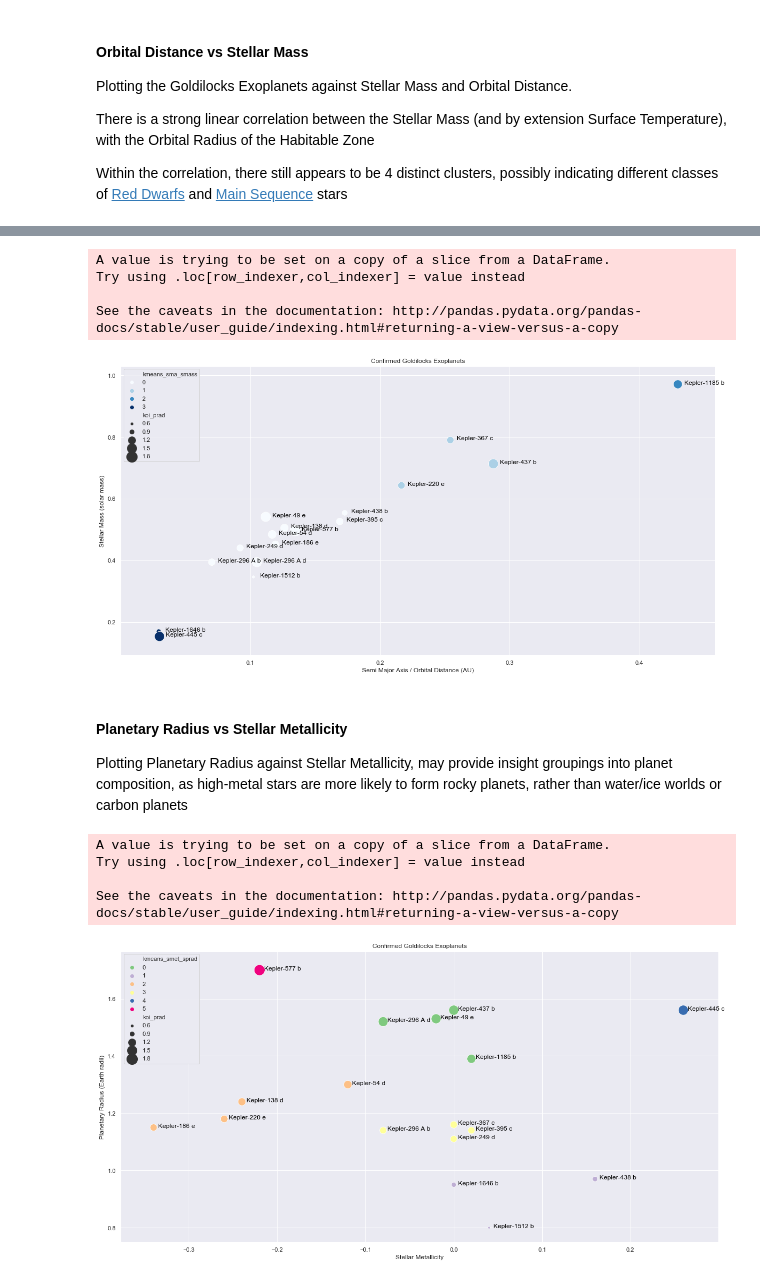
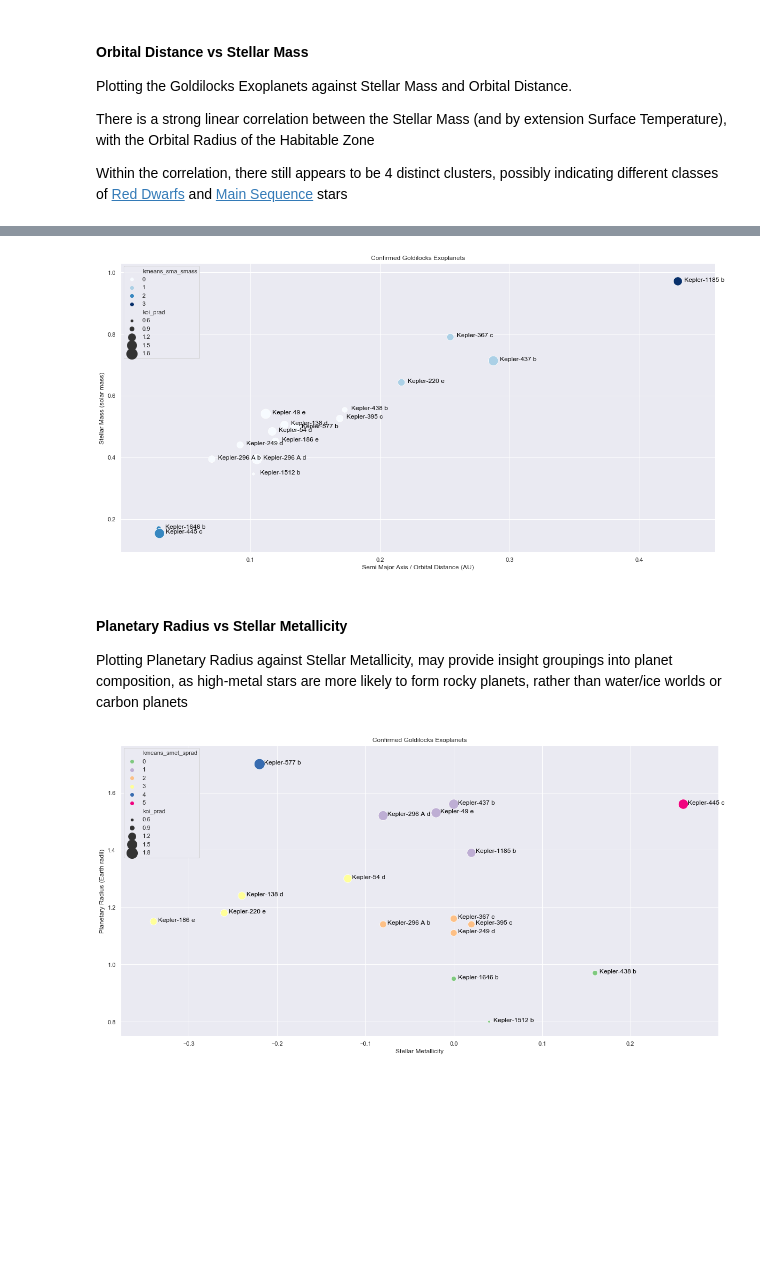
Before and after one commit to JamesMcGuigan/dataset-kepler, a Jupyter notebook: 5_Exoplanet_Habitability.ipynb, the cells around one changed output, grey strips where cells are left out. Saved outputs shown, nothing was run; the diff lists cells and outputs as text; code cells hidden in the pictures; blank space fills up the shorter version.

```diff
--- a/5_Exoplanet_Habitability.ipynb
+++ b/5_Exoplanet_Habitability.ipynb
@@ -37,7 +40,7 @@ dataset = (
         koi['transit'],
         koi['stellar'],
     ], axis=1)
-    .sort_values(by='koi_disposition')
+    .sort_values(by='kepler_name')
     .query('koi_disposition == "CONFIRMED"')
 )
 dataset
@@ -221,6 +198,6 @@ See the caveats in the documentation: http://pandas.pydata.org/pandas-docs/stabl
 # %%
 df = dataset.query('goldilocks==True')
-df['kmeans_sma_smass'] = KMeans(n_clusters=4).fit_predict(df[['koi_sma','koi_smass']])
+df['kmeans_sma_smass'] = sklearn.cluster.KMeans(n_clusters=4).fit_predict(df[['koi_sma','koi_smass']])
 
 plot = sns.scatterplot(
     data=df,
@@ -247,11 +224,7 @@ plt.xlabel('Semi Major Axis / Orbital Distance (AU)')
 plt.ylabel('Stellar Mass (solar mass)')
 display()
 # %% [output]
-A value is trying to be set on a copy of a slice from a DataFrame.
-Try using .loc[row_indexer,col_indexer] = value instead
-
-See the caveats in the documentation: http://pandas.pydata.org/pandas-docs/stable/user_guide/indexing.html#returning-a-view-versus-a-copy
-[figure, old version]
+[figure, new version]
 # %% [markdown]
 #### Planetary Radius vs Stellar Metallicity
 
@@ -259,35 +232,31 @@ Plotting Planetary Radius against Stellar Metallicity, may provide insight group
 as high-metal stars are more likely to form rocky planets, rather than water/ice worlds or carbon planets
 # %%
 df = dataset.query('goldilocks==True')
-df['kmeans_smet_sprad'] = KMeans(n_clusters=6).fit_predict(df[['koi_smet','koi_prad']])
+df['kmeans_smet_sprad'] = sklearn.cluster.KMeans(n_clusters=6).fit_predict(df[['koi_smet','koi_prad']])
 
 plot = sns.scatterplot(
     data=df,
     x="koi_smet",
     y="koi_prad",
 
     size="koi_prad", sizes=(20,400),
     hue="kmeans_smet_sprad", palette="Accent",
 )
 for line in range(0,df.shape[0]):
      plot.text(
          df['koi_smet'][line]+0.005,
          df['koi_prad'][line],
          df['kepler_name'][line],
          horizontalalignment='left',
          size='medium',
          color='black',
          # weight='semibold'
      )
 
 plt.title('Confirmed Goldilocks Exoplanets')
 plt.xlabel('Stellar Metallicity')
 plt.ylabel('Planetary Radius (Earth radii)')
 display()
 # %% [output]
-A value is trying to be set on a copy of a slice from a DataFrame.
-Try using .loc[row_indexer,col_indexer] = value instead
-
-See the caveats in the documentation: http://pandas.pydata.org/pandas-docs/stable/user_guide/indexing.html#returning-a-view-versus-a-copy
-[figure, old version]
+[figure, new version]
 # %% [markdown]
```
Also changed, not shown: parts of 6 cells of this notebook.
